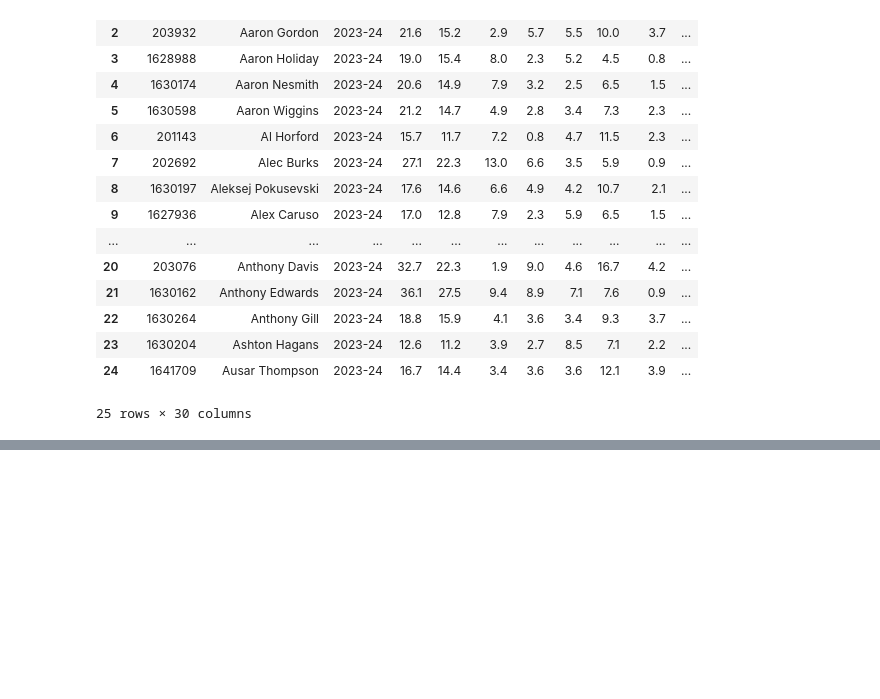
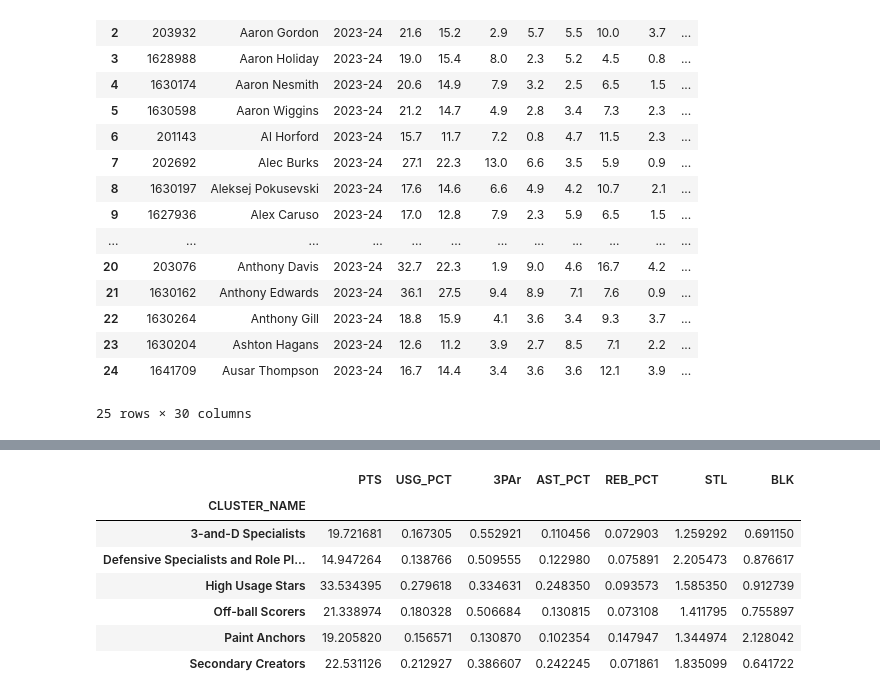
Before and after one commit to matthewellishanson/machine-learning-nba, a Jupyter notebook: firstnotebook.ipynb, the cells around one changed output, grey strips where cells are left out. Drawn from its saved outputs; the diff is of its cells as text; code cells hidden in the pictures; blank space fills up the shorter version.

```diff
--- a/firstnotebook.ipynb
+++ b/firstnotebook.ipynb
@@ -406,0 +428,26 @@ final_players.to_csv('nba_player_clusters_2024_2026.csv', index=False)
+# %%
+PROFILE_STATS = [
+    "PTS",
+    "USG_PCT",
+    "3PAr",
+    "AST_PCT",
+    "REB_PCT",
+    "STL",
+    "BLK"
+]
+# %%
+profile_df = (
+    players_model
+    .groupby("CLUSTER_NAME")[PROFILE_STATS]
+    .mean()
+)
+profile_df
+# %% [output]
+|  | PTS | USG_PCT | 3PAr | AST_PCT | REB_PCT | STL | BLK |
+| CLUSTER_NAME |  |  |  |  |  |  |  |
+| 3-and-D Specialists | 19.721681 | 0.167305 | 0.552921 | 0.110456 | 0.072903 | 1.259292 | 0.691150 |
+| Defensive Specialists and Role Pl... | 14.947264 | 0.138766 | 0.509555 | 0.122980 | 0.075891 | 2.205473 | 0.876617 |
+| High Usage Stars | 33.534395 | 0.279618 | 0.334631 | 0.248350 | 0.093573 | 1.585350 | 0.912739 |
+| Off-ball Scorers | 21.338974 | 0.180328 | 0.506684 | 0.130815 | 0.073108 | 1.411795 | 0.755897 |
+| Paint Anchors | 19.205820 | 0.156571 | 0.130870 | 0.102354 | 0.147947 | 1.344974 | 2.128042 |
+| Secondary Creators | 22.531126 | 0.212927 | 0.386607 | 0.242245 | 0.071861 | 1.835099 | 0.641722 |
```
Also changed, not shown: parts of 4 cells of this notebook, 2 other files.
